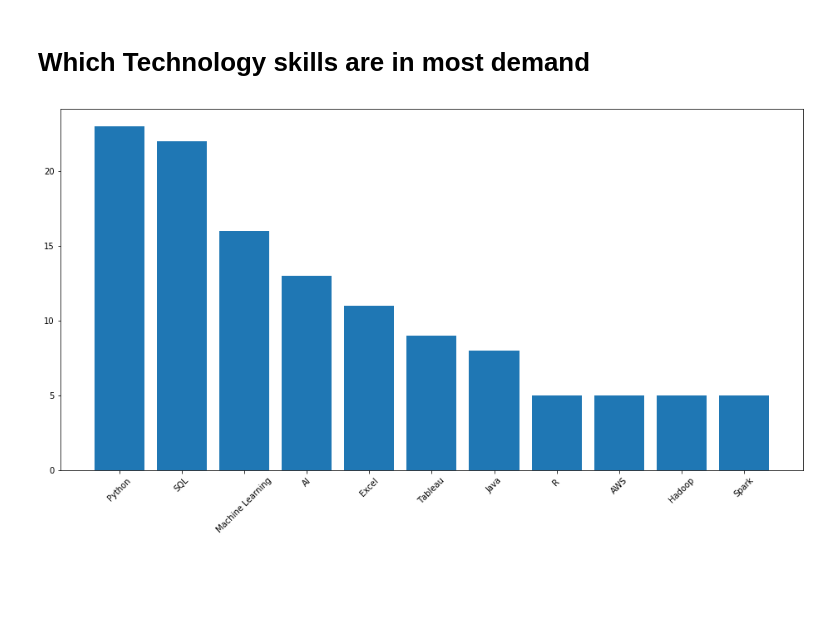
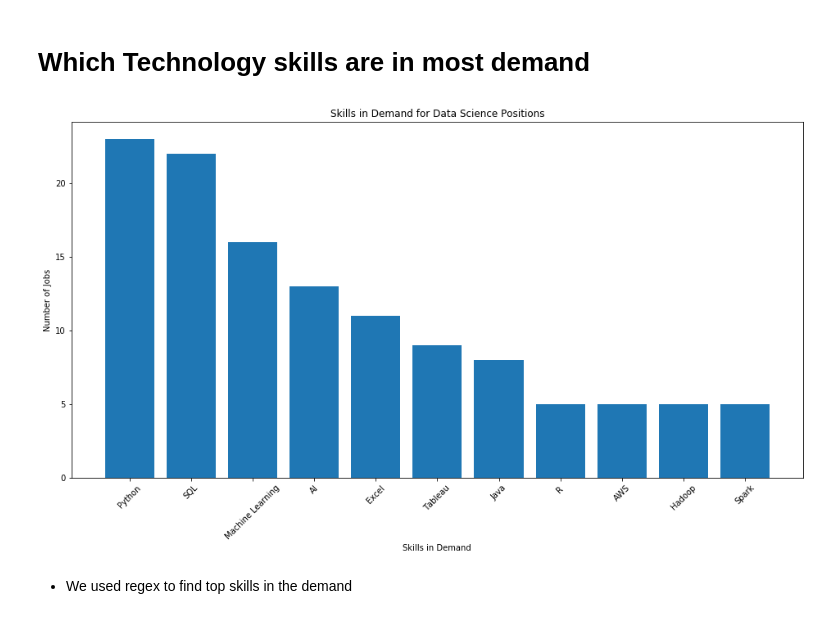
Before and after one commit to look4parul/Project1_PPDR-Consultants, a Jupyter notebook: JobMarketAnalysis/indeed_data_analysis.ipynb, the cells around one changed output. Drawn from its saved outputs; the diff is of its cells as text; code cells hidden in the pictures; blank space fills up the shorter version.

```diff
--- a/JobMarketAnalysis/indeed_data_analysis.ipynb
+++ b/JobMarketAnalysis/indeed_data_analysis.ipynb
@@ -318,28 +335,33 @@ def extract_tech_count(s, tech):
 # %%
 df_tech = pd.DataFrame(columns={"Tech", "No.ofJobs"})
 tech_list = ["Python"," R ","SQL","Tableau", "Java", "AWS", "Hadoop", "Spark", "Machine Learning", "AI", "Excel"]
 
 sample = df["snippet"]
 
 for tech in tech_list:
     count =0
     job_tech = sample.apply(lambda s: extract_tech_count(s, tech))
 
     for i in range(0, len(job_tech)):
 
         if(pd.notna(job_tech[i])):
             count += 1
         else:
             continue
     tech_list_count = pd.DataFrame({"Tech":[tech], "No.ofJobs":[count]})
     df_tech = df_tech.append(tech_list_count)
 
 df_tech = df_tech.sort_values(by = "No.ofJobs", ascending = False)
 df_tech.set_index("Tech")
 plt.figure(figsize=(16,8))
 plt.bar(df_tech["Tech"],df_tech["No.ofJobs"] )
 plt.xticks(rotation=45)
+plt.title('Skills in Demand for Data Science Positions')
+plt.ylabel('Number of Jobs')
+plt.xlabel('Skills in Demand')
 # Save t he plots in another folder
 plt.savefig("Plots/TechnologyVsCount.png")
 # %% [output]
-[figure, old version]
+[figure, new version]
+# %% [markdown]
+* We used regex to find top skills in the demand
```
Also changed, not shown: parts of 8 cells of this notebook.
